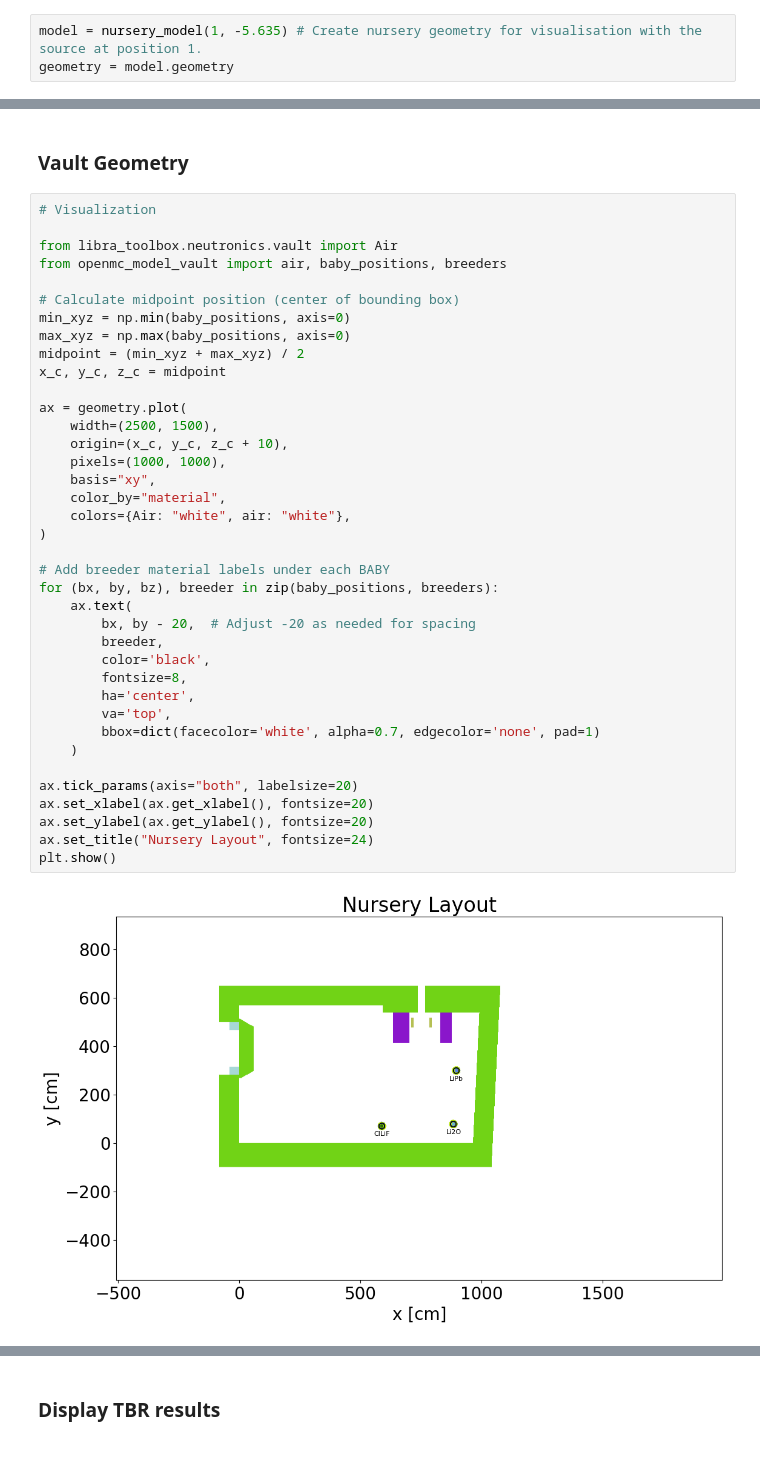
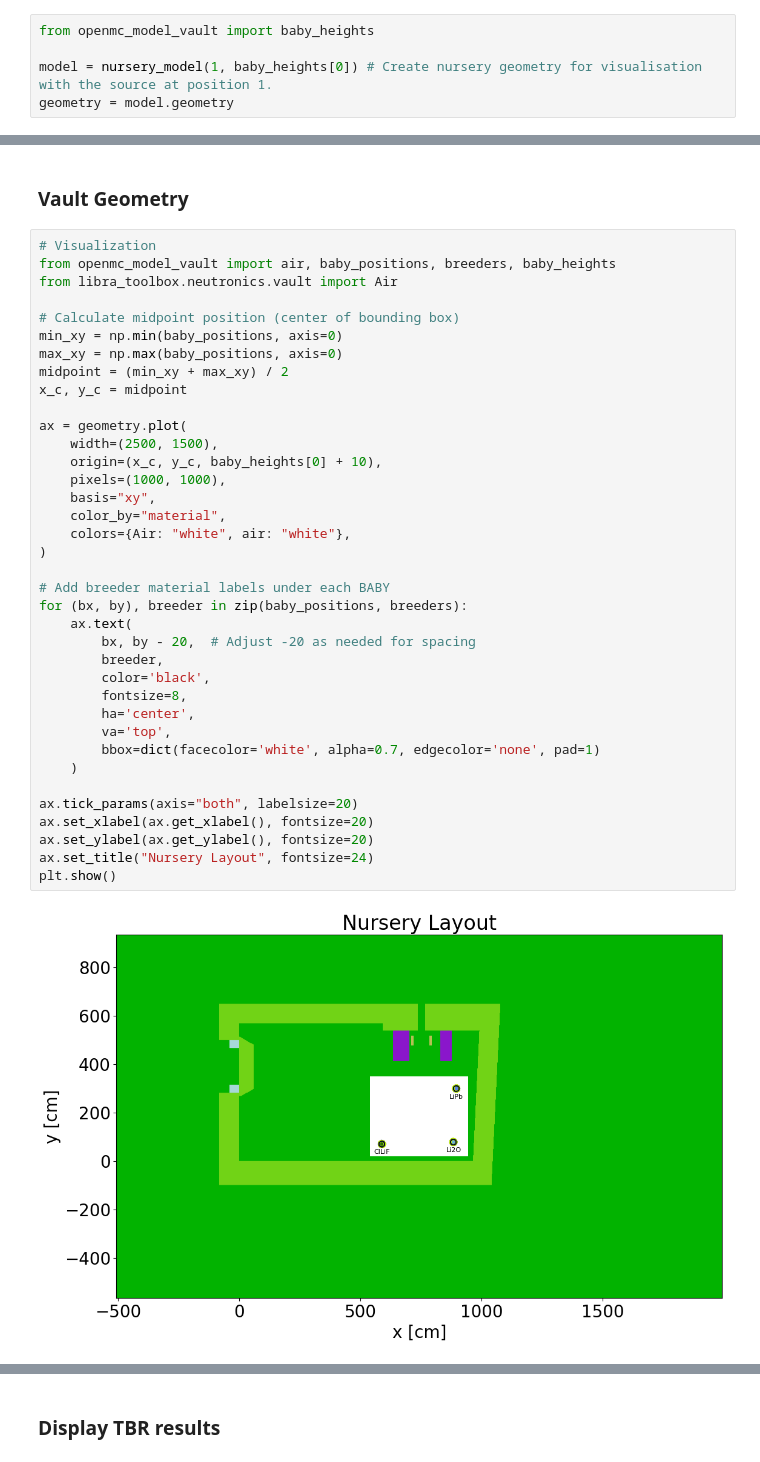
Before and after one commit to rossmacdonald98/Nursery_layout, a Jupyter notebook: analysis/neutron/postprocessing.ipynb, the cells around one changed output, grey strips where cells are left out. Saved outputs shown, nothing was run; the diff lists cells and outputs as text.

```diff
--- a/analysis/neutron/postprocessing.ipynb
+++ b/analysis/neutron/postprocessing.ipynb
@@ -11,7 +11,9 @@ import json
 # %% [markdown]
 ### Geometry
 # %%
-model = nursery_model(1, -5.635) # Create nursery geometry for visualisation with the source at position 1.
+from openmc_model_vault import baby_heights
+
+model = nursery_model(1, baby_heights[0]) # Create nursery geometry for visualisation with the source at position 1.
 geometry = model.geometry
 # %% [output]
 Building BABY 1 geometry...
@@ -35,44 +37,43 @@ setting OPENMC_CROSS_SECTIONS to /home/Repositories/Nursery_layout/analysis/neut
 ### Vault Geometry
 # %%
 # Visualization
-
+from openmc_model_vault import air, baby_positions, breeders, baby_heights
 from libra_toolbox.neutronics.vault import Air
-from openmc_model_vault import air, baby_positions, breeders
 
 # Calculate midpoint position (center of bounding box)
-min_xyz = np.min(baby_positions, axis=0)
-max_xyz = np.max(baby_positions, axis=0)
-midpoint = (min_xyz + max_xyz) / 2
-x_c, y_c, z_c = midpoint
+min_xy = np.min(baby_positions, axis=0)
+max_xy = np.max(baby_positions, axis=0)
+midpoint = (min_xy + max_xy) / 2
+x_c, y_c = midpoint
 
 ax = geometry.plot(
     width=(2500, 1500),
-    origin=(x_c, y_c, z_c + 10),
+    origin=(x_c, y_c, baby_heights[0] + 10),
     pixels=(1000, 1000),
     basis="xy",
     color_by="material",
     colors={Air: "white", air: "white"},
 )
 
 # Add breeder material labels under each BABY
-for (bx, by, bz), breeder in zip(baby_positions, breeders):
+for (bx, by), breeder in zip(baby_positions, breeders):
     ax.text(
         bx, by - 20,  # Adjust -20 as needed for spacing
         breeder,
         color='black',
         fontsize=8,
         ha='center',
         va='top',
         bbox=dict(facecolor='white', alpha=0.7, edgecolor='none', pad=1)
     )
 
 ax.tick_params(axis="both", labelsize=20)
 ax.set_xlabel(ax.get_xlabel(), fontsize=20)
 ax.set_ylabel(ax.get_ylabel(), fontsize=20)
 ax.set_title("Nursery Layout", fontsize=24)
 plt.show()
 # %% [output]
-[figure, old version]
+[figure, new version]
 # %%
 ax = geometry.plot(
     width=(1000, 1000),
```
Also changed, not shown: parts of 6 cells of this notebook, 1 other file.
